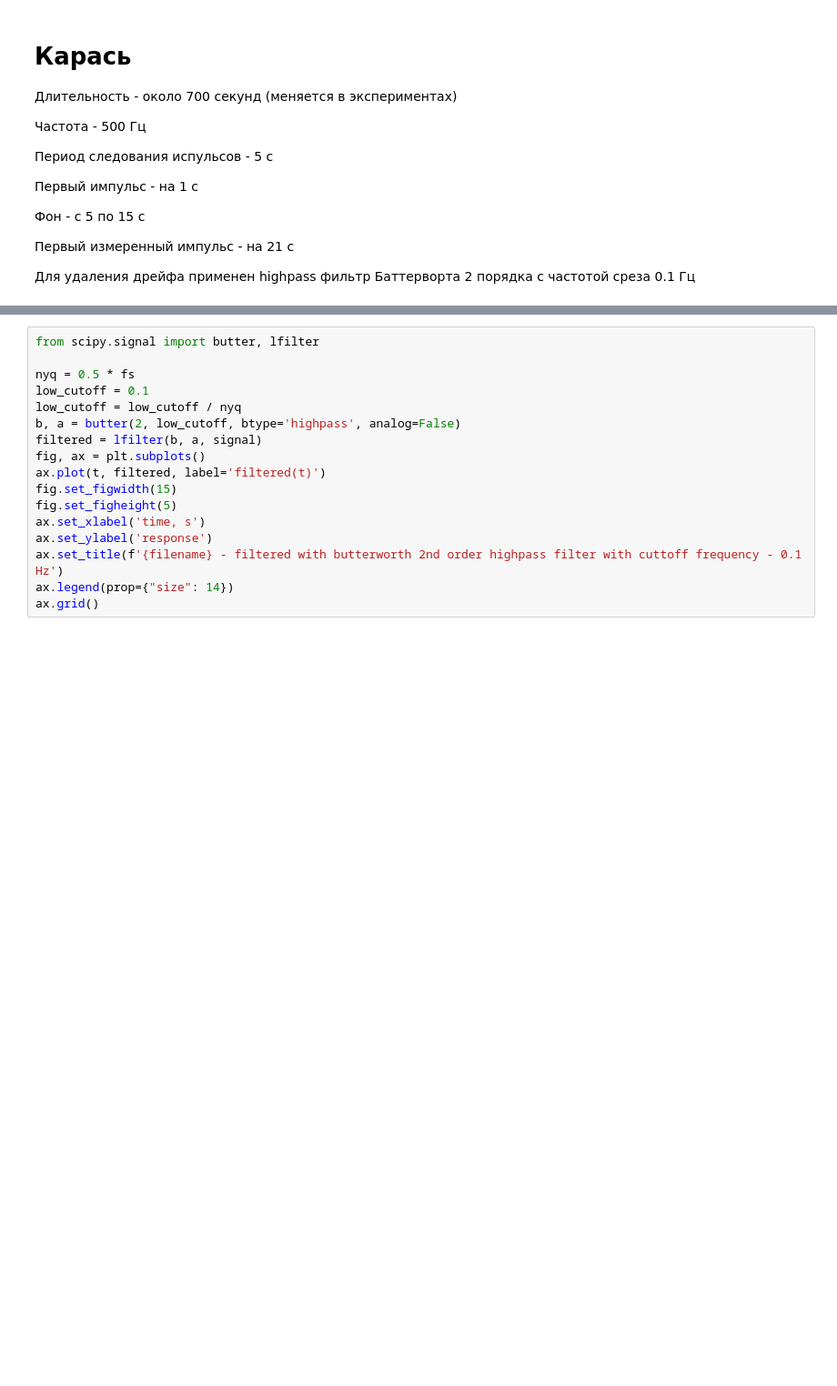
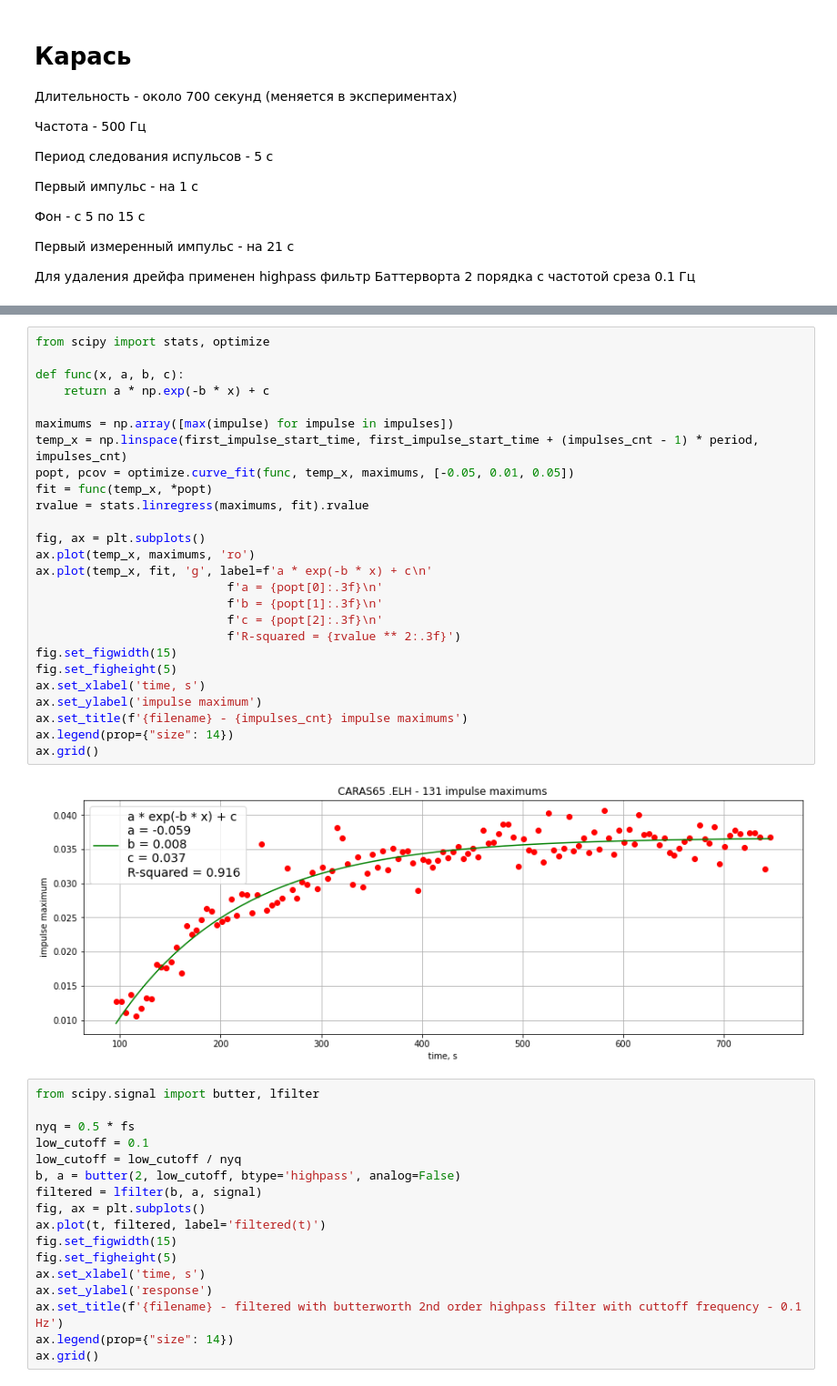
Before and after one commit to AndreiZherder/adaptation-memory, a Jupyter notebook: carassius.ipynb, the cells around one changed output, grey strips where cells are left out. Shown at 91% size. Saved outputs shown, nothing was run; the diff lists cells and outputs as text; blank space fills up the shorter version.

```diff
--- a/carassius.ipynb
+++ b/carassius.ipynb
@@ -49,3 +103,31 @@ ax.grid()
+# %%
+from scipy import stats, optimize
+
+def func(x, a, b, c):
+    return a * np.exp(-b * x) + c
+
+maximums = np.array([max(impulse) for impulse in impulses])
+temp_x = np.linspace(first_impulse_start_time, first_impulse_start_time + (impulses_cnt - 1) * period, impulses_cnt)
+popt, pcov = optimize.curve_fit(func, temp_x, maximums, [-0.05, 0.01, 0.05])
+fit = func(temp_x, *popt)
+rvalue = stats.linregress(maximums, fit).rvalue
+
+fig, ax = plt.subplots()
+ax.plot(temp_x, maximums, 'ro')
+ax.plot(temp_x, fit, 'g', label=f'a * exp(-b * x) + c\n'
+                           f'a = {popt[0]:.3f}\n'
+                           f'b = {popt[1]:.3f}\n'
+                           f'c = {popt[2]:.3f}\n'
+                           f'R-squared = {rvalue ** 2:.3f}')
+fig.set_figwidth(15)
+fig.set_figheight(5)
+ax.set_xlabel('time, s')
+ax.set_ylabel('impulse maximum')
+ax.set_title(f'{filename} - {impulses_cnt} impulse maximums')
+ax.legend(prop={"size": 14})
+ax.grid()
+# %% [output]
+[figure, added]
 # %%
 from scipy.signal import butter, lfilter
 
```
Also changed, not shown: parts of 4 cells of this notebook.
